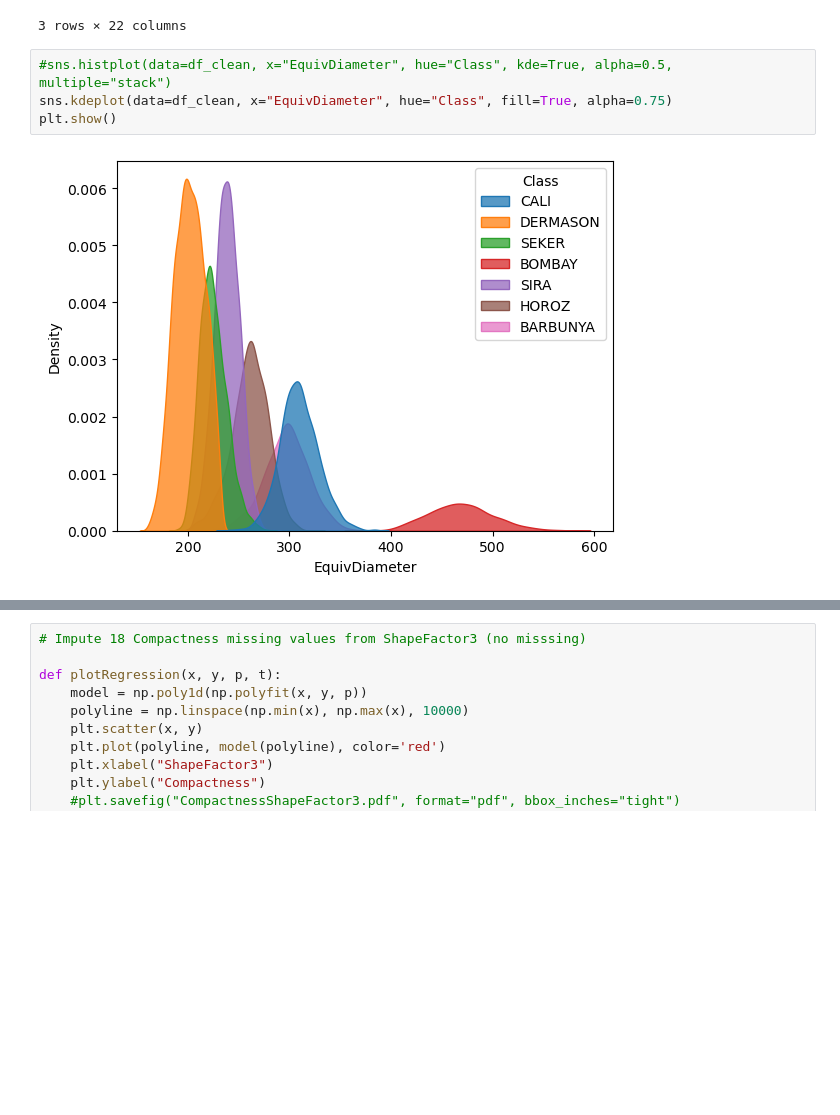
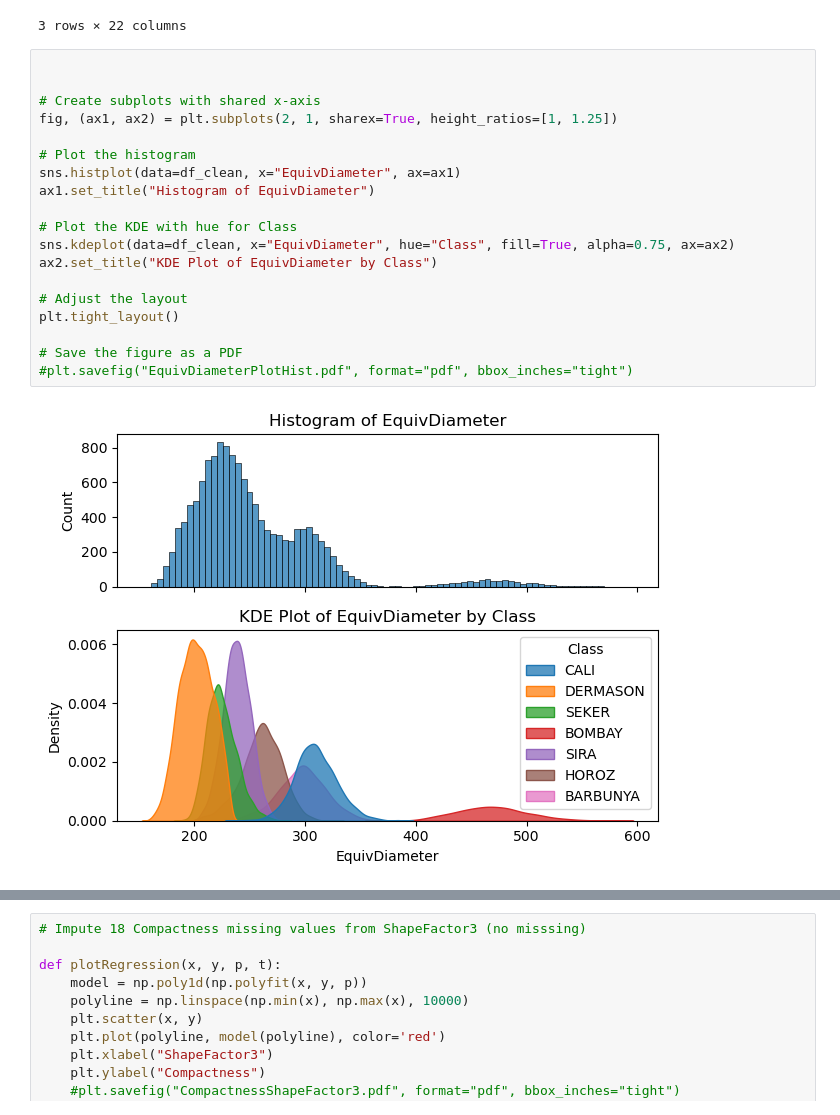
Before and after one commit to Ben-vD/ML_Assignments, a Jupyter notebook: Assignment_1/Source/DataAnalysis.ipynb, the cells around one changed output, grey strips where cells are left out. Cells and saved outputs as stored; diff of their text form; blank space fills up the shorter version.

Commit message:
Data processing

```diff
--- a/Assignment_1/Source/DataAnalysis.ipynb
+++ b/Assignment_1/Source/DataAnalysis.ipynb
@@ -175,11 +175,26 @@ df_clean.loc[[2762, 4780, 5884]]
 | 5884 | 20464 | 528.408 | 191.249312 | 136.368462 | 1.402445 | 0.701123 | 20772 | ... |
 3 rows × 22 columns
 # %%
-#sns.histplot(data=df_clean, x="EquivDiameter", hue="Class", kde=True, alpha=0.5, multiple="stack")
-sns.kdeplot(data=df_clean, x="EquivDiameter", hue="Class", fill=True, alpha=0.75)
-plt.show()
+
+
+# Create subplots with shared x-axis
+fig, (ax1, ax2) = plt.subplots(2, 1, sharex=True, height_ratios=[1, 1.25])
+
+# Plot the histogram
+sns.histplot(data=df_clean, x="EquivDiameter", ax=ax1)
+ax1.set_title("Histogram of EquivDiameter")
+
+# Plot the KDE with hue for Class
+sns.kdeplot(data=df_clean, x="EquivDiameter", hue="Class", fill=True, alpha=0.75, ax=ax2)
+ax2.set_title("KDE Plot of EquivDiameter by Class")
+
+# Adjust the layout
+plt.tight_layout()
+
+# Save the figure as a PDF
+#plt.savefig("EquivDiameterPlotHist.pdf", format="pdf", bbox_inches="tight")
 # %% [output]
-[figure, old version]
+[figure, new version]
 # %%
 x = df_clean.loc[df_clean["ConvexArea"] != -30.0 , "Area"]
 y = df_clean.loc[df_clean["ConvexArea"] != -30.0 , "ConvexArea"]
```
Also changed, not shown: parts of 3 cells of this notebook.
